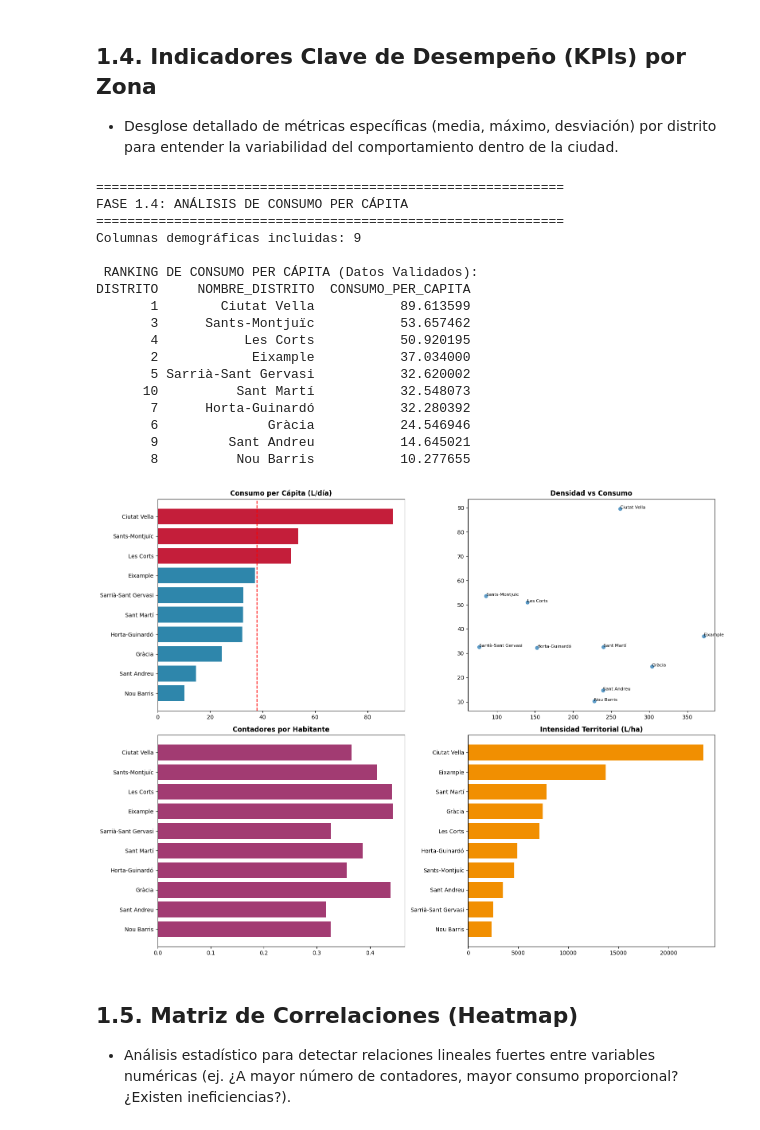
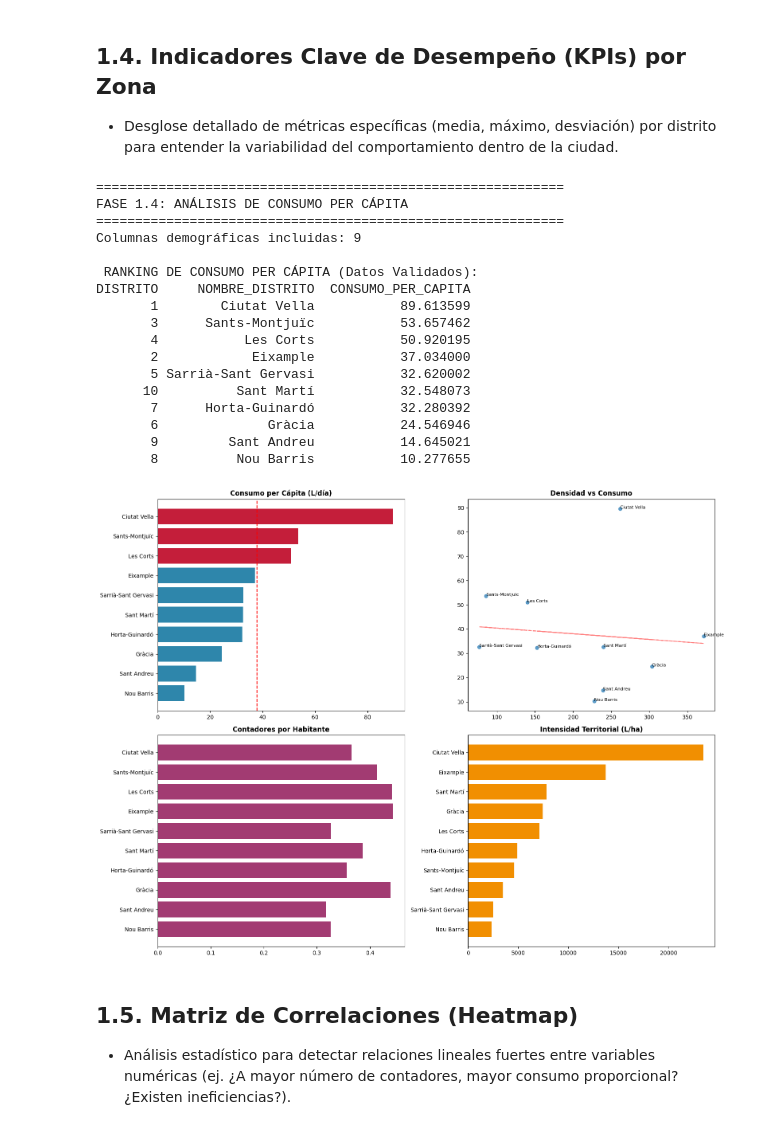
Before and after one commit to dragoscalin33/Aguas_Barcelona_Consumo_2023_2024, a Jupyter notebook: notebooks/aguas_barcelona.ipynb, the cells around one changed output. Saved outputs shown, nothing was run; the diff lists cells and outputs as text; code cells hidden in the pictures.

```diff
--- a/notebooks/aguas_barcelona.ipynb
+++ b/notebooks/aguas_barcelona.ipynb
@@ -684,8 +684,6 @@ print("\n RANKING DE CONSUMO PER CÁPITA (Datos Validados):")
 print(analisis_completo_sorted[['DISTRITO', 'NOMBRE_DISTRITO', 'CONSUMO_PER_CAPITA']].to_string(index=False))
 
 # --- PASO 4: VISUALIZACIÓN ---
-import matplotlib.pyplot as plt
-import numpy as np
 
 fig, axes = plt.subplots(2, 2, figsize=(16, 12))
 
@@ -701,6 +699,9 @@ ax1.invert_yaxis()
 # Gráfico 2: Densidad vs Consumo
 ax2 = axes[0, 1]
 ax2.scatter(analisis_completo['DENSIDAD_POB'], analisis_completo['CONSUMO_PER_CAPITA'], alpha=0.7)
+# Añadir línea de tendencia
+m, b = np.polyfit(analisis_completo['DENSIDAD_POB'], analisis_completo['CONSUMO_PER_CAPITA'], 1)
+ax2.plot(analisis_completo['DENSIDAD_POB'], m*analisis_completo['DENSIDAD_POB'] + b, color='red', linestyle='--', alpha=0.5)
 for i, row in analisis_completo.iterrows():
     ax2.text(row['DENSIDAD_POB'], row['CONSUMO_PER_CAPITA'], row['NOMBRE_DISTRITO'], fontsize=8)
 ax2.set_title('Densidad vs Consumo', fontweight='bold')
@@ -711,34 +712,34 @@ ax3.barh(analisis_completo_sorted['NOMBRE_DISTRITO'], analisis_completo_sorted['
 ax3.set_title('Contadores por Habitante', fontweight='bold')
 ax3.invert_yaxis()
 
 # Gráfico 4: Consumo por hectárea
 ax4 = axes[1, 1]
 analisis_ha_sorted = analisis_completo.sort_values('CONSUMO_POR_HA', ascending=False)
 ax4.barh(analisis_ha_sorted['NOMBRE_DISTRITO'], analisis_ha_sorted['CONSUMO_POR_HA'], color='#F18F01')
 ax4.set_title('Intensidad Territorial (L/ha)', fontweight='bold')
 ax4.invert_yaxis()
 
 plt.tight_layout()
 plt.show()
 # %% [output]
 ============================================================
 FASE 1.4: ANÁLISIS DE CONSUMO PER CÁPITA
 ============================================================
 Columnas demográficas incluidas: 9
 
  RANKING DE CONSUMO PER CÁPITA (Datos Validados):
 DISTRITO     NOMBRE_DISTRITO  CONSUMO_PER_CAPITA
        1        Ciutat Vella           89.613599
        3      Sants-Montjuïc           53.657462
        4           Les Corts           50.920195
        2            Eixample           37.034000
        5 Sarrià-Sant Gervasi           32.620002
       10          Sant Martí           32.548073
        7      Horta-Guinardó           32.280392
        6              Gràcia           24.546946
        9         Sant Andreu           14.645021
        8          Nou Barris           10.277655
-[figure, old version]
+[figure, new version]
 # %% [markdown]
 ## 1.5. Matriz de Correlaciones (Heatmap)
 
```
Also changed, not shown: parts of 1 cell of this notebook.
